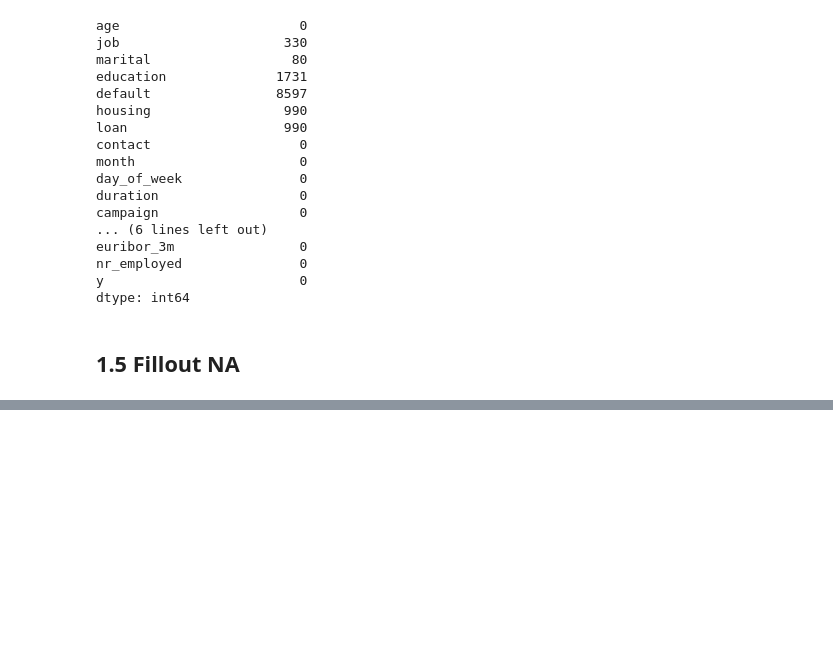
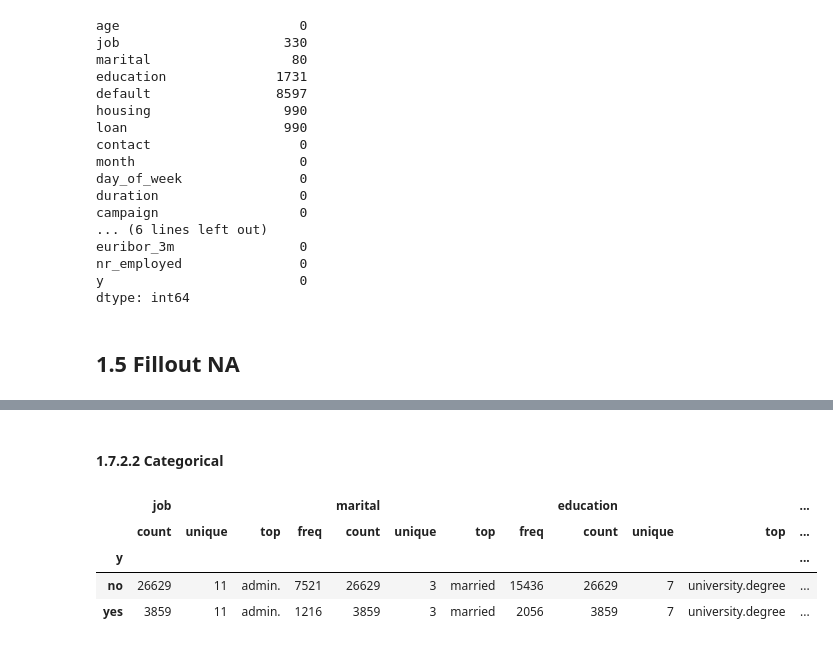
Before and after one commit to panambY/Bank_Marketing, a Jupyter notebook: Bank_Marketing.ipynb, the cells around one changed output, grey strips where cells are left out. Saved outputs shown, nothing was run; the diff lists cells and outputs as text; code cells hidden in the pictures; blank space fills up the shorter version.

```diff
--- a/Bank_Marketing.ipynb
+++ b/Bank_Marketing.ipynb
@@ -191,0 +352,10 @@ df1[df1['job'].isna()==True]
+# %% [markdown]
+#### 1.7.2.2 Categorical
+# %%
+cat_attributes.drop( 'id', axis=1 ).groupby( 'y' ).describe()
+# %% [output]
+|  | job |  |  |  | marital |  |  |  | education |  |  | ... |
+|  | count | unique | top | freq | count | unique | top | freq | count | unique | top | ... |
+| y |  |  |  |  |  |  |  |  |  |  |  | ... |
+| no | 26629 | 11 | admin. | 7521 | 26629 | 3 | married | 15436 | 26629 | 7 | university.degree | ... |
+| yes | 3859 | 11 | admin. | 1216 | 3859 | 3 | married | 2056 | 3859 | 7 | university.degree | ... |
```
Also changed, not shown: parts of 25 cells of this notebook.
